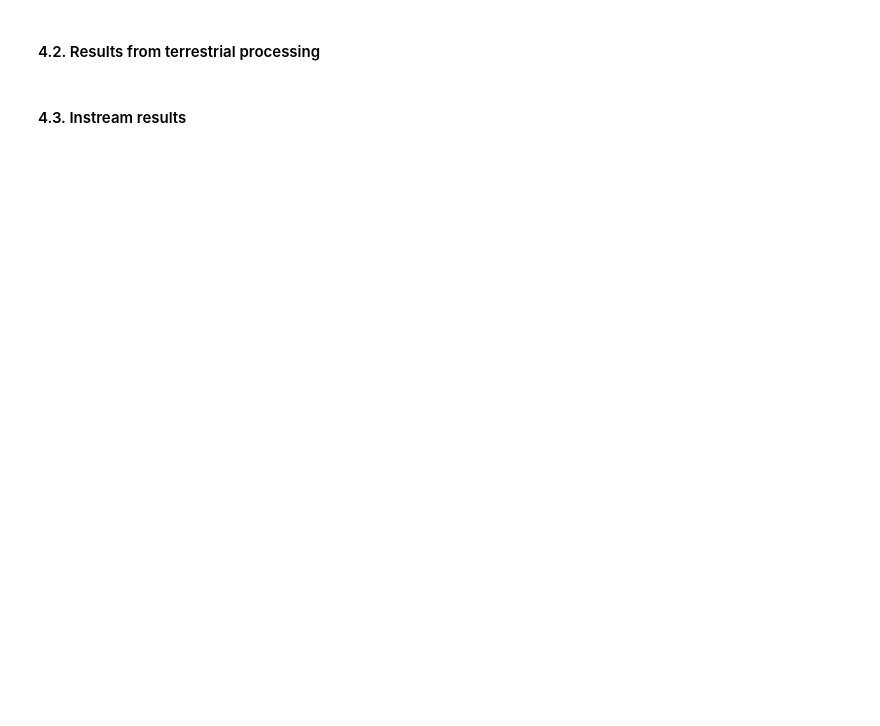
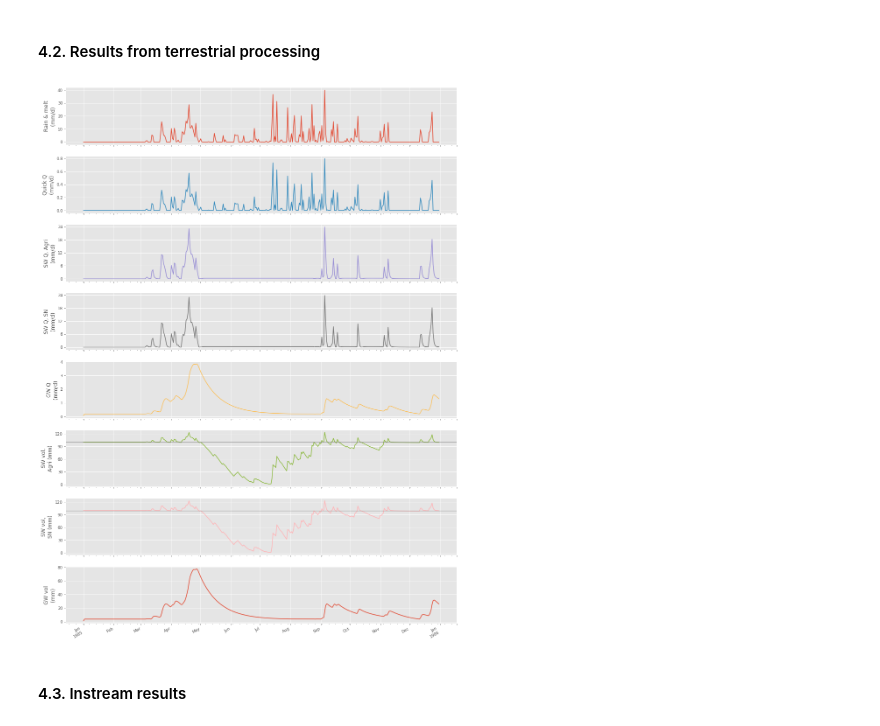
Before and after one commit to JoeyYHT/SimplyP, a Jupyter notebook: Development/v0-2/Run_SimplyP_working.ipynb, the cells around one changed output. Saved outputs shown, nothing was run; the diff lists cells and outputs as text; code cells hidden in the pictures; blank space fills up the shorter version.

```diff
--- a/Development/v0-2/Run_SimplyP_working.ipynb
+++ b/Development/v0-2/Run_SimplyP_working.ipynb
@@ -36,7 +35,9 @@ sp.plot_snow(met_df, p_SU, fig_display_type)
 #### 4.2. Results from terrestrial processing
 # %%
 # Plot terrestrial
-# sp.plot_terrestrial(p_SU, p_SC, p, df_TC_dict, met_df, fig_display_type)
+sp.plot_terrestrial(p_SU, p_SC, p, df_TC_dict, met_df, fig_display_type)
+# %% [output]
+[figure, added]
 # %% [markdown]
 #### 4.3. Instream results
 # %%
```
Also changed, not shown: parts of 4 cells of this notebook, 6 other files.
